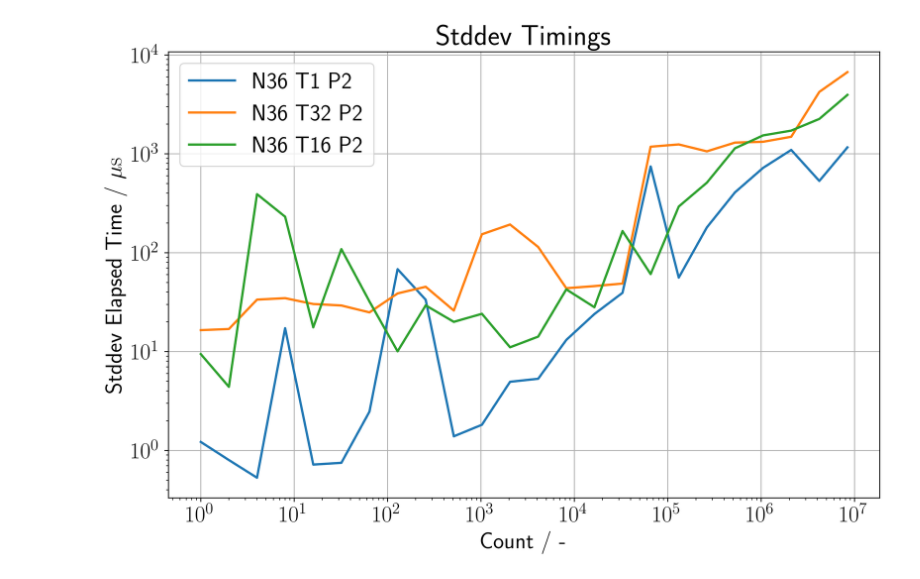
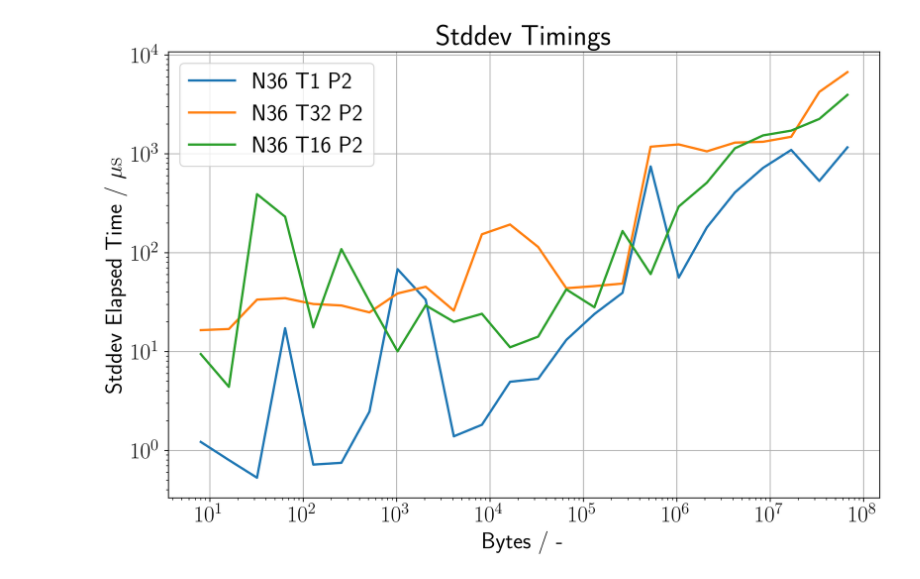
Before and after one commit to tellocam/HPC, a Jupyter notebook: Exercise_2/hydra_env/hydra_output_folders/hydra_Ex1_output/ex1_plots.ipynb, the cells around one changed output. Cells and saved outputs as stored; diff of their text form; code cells hidden in the pictures.

```diff
--- a/Exercise_2/hydra_env/hydra_output_folders/hydra_Ex1_output/ex1_plots.ipynb
+++ b/Exercise_2/hydra_env/hydra_output_folders/hydra_Ex1_output/ex1_plots.ipynb
@@ -42,31 +42,31 @@ for key in legend_dict:
     legend_dict[key] = legend_dict[key].replace('_', ' ')
 # %%
 
-plot_x = 'Count'
+plot_x = 'Bytes'
 plot_y = 'Stddev'
 cond_1 = 'N36'
 cond_2 = 'N36'
 cond_3 = 'P2'
 
 plt.figure(1)
 plt.grid()
 
 for key in df_dict.keys():
     legend_entry = str(key)
     if cond_1 in key and cond_2 in key and cond_3 in key:
         plot_df = df_dict.get(key)
         plt.loglog(plot_df[plot_x], plot_df[plot_y], label=legend_dict[key], linewidth = 2)
     del legend_entry
 
 plt.legend()
 plt.xlabel( plot_x + ' / -')
 plt.ylabel(plot_y +' Elapsed Time / $\mu \mathrm{s}$')
 plt.title(plot_y + ' Timings')
 plt.tight_layout()
 
 if(save_figures_to_latex==True):
     plt.savefig(figures_path + '/Ex1_' + cond_1 + '_' + cond_2 + '.pdf')
 
 del plot_x, plot_y, cond_1, cond_2, cond_3
 # %% [output]
-[figure, old version]
+[figure, new version]
```
Also changed, not shown: 6 other files.
